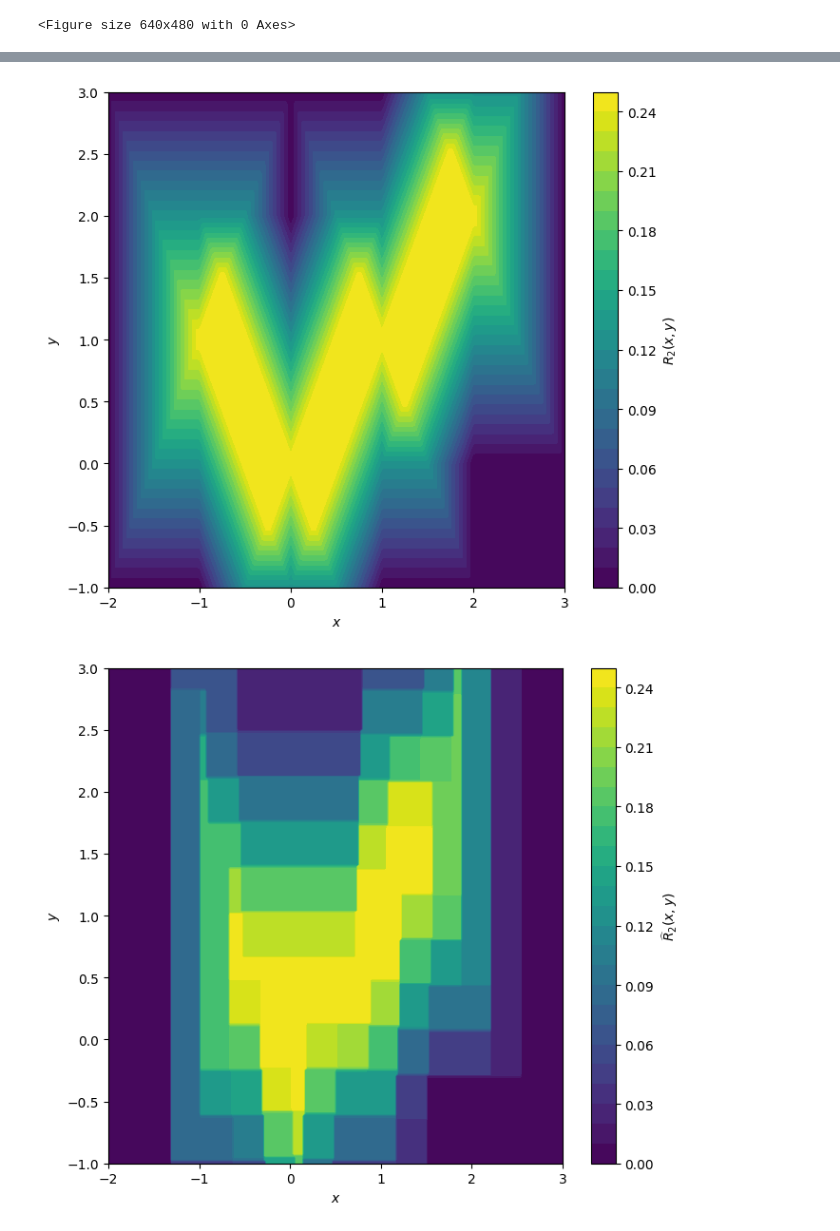
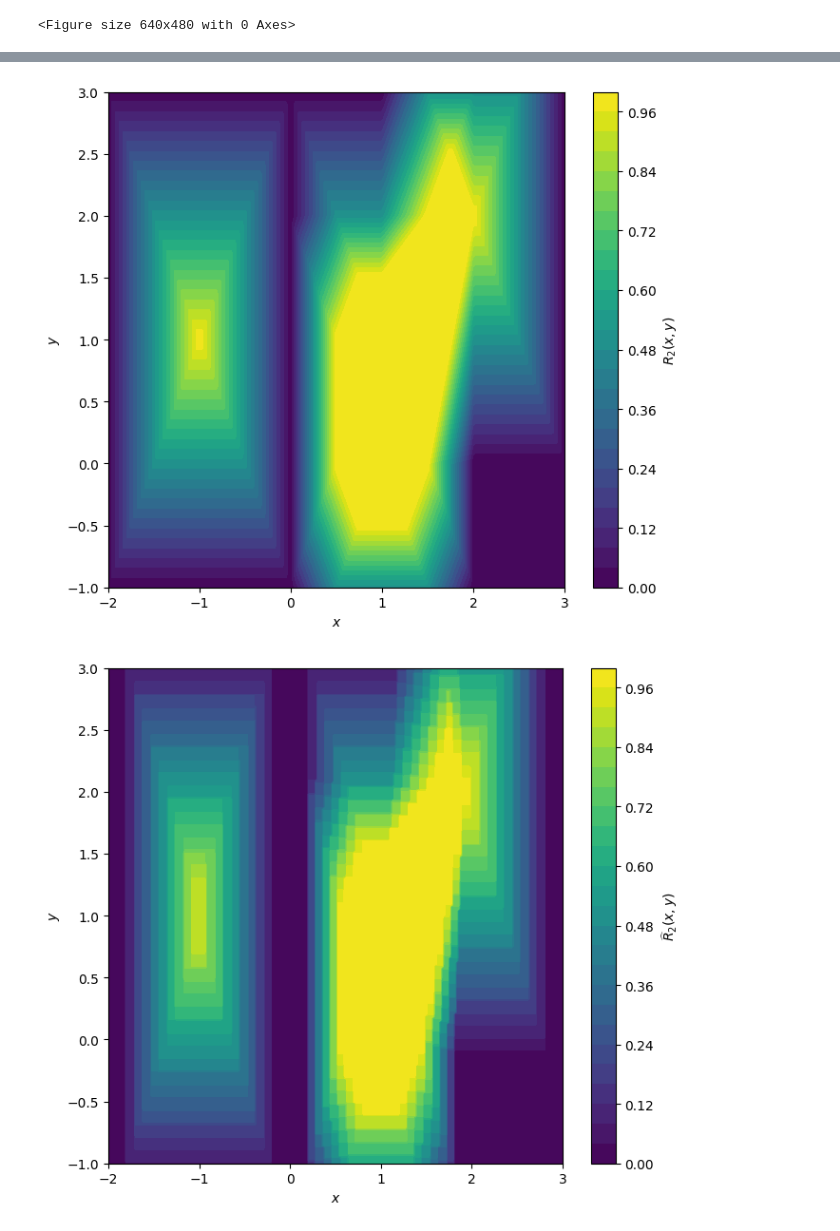
Before and after one commit to martinadankova/FTransform, a Jupyter notebook: SimpleRelationRepresentingMatrix.ipynb, the cells around one changed output, grey strips where cells are left out. Saved outputs shown, nothing was run; the diff lists cells and outputs as text; code cells hidden in the pictures.

Commit message:
additional examples of generalized implication rules

```diff
--- a/SimpleRelationRepresentingMatrix.ipynb
+++ b/SimpleRelationRepresentingMatrix.ipynb
@@ -122,7 +122,7 @@ os.makedirs("img", exist_ok=True)
 
 D = np.array([
     [-1, 1],
-    [0, 0],
+    [1, 0],
     [1, 1],
     [2, 2]
 ])
@@ -137,7 +137,7 @@ def R1(x, y):
     Exponential kernels with product t-norm.
 
     R1(x,y) =
-        1/4 sum_i exp(-|x_i-x|) exp(-2|y_i-y|)
+        min(1, sum_i exp(-|x_i-x|) exp(-2|y_i-y|))
     """
     total = 0
 
@@ -146,7 +146,7 @@ def R1(x, y):
         f2 = np.exp(-2 * np.abs(yi - y))
         total += f1 * f2
 
-    return total / len(D)
+    return np.minimum(1, total)
 
 
 def R2(x, y):
@@ -154,10 +154,10 @@ def R2(x, y):
     Triangular kernels with minimum t-norm.
 
     R2(x,y) =
-        1/4 sum_i min(
+         min(1, sum_i min(
             max(1-|x_i-x|,0),
             max(1-|y_i-y|/2,0)
-        )
+        ))
     """
     total = 0
 
@@ -166,7 +166,7 @@ def R2(x, y):
         f2 = np.maximum(1 - np.abs(yi - y) / 2, 0)
         total += np.minimum(f1, f2)
 
-    return total / len(D)
+    return np.minimum(1, total)
 
 
 # ============================================================
@@ -184,6 +184,19 @@ def godel_implication(a, b):
         1 ->_G b = b.
     """
     return np.where(a <= b, 1.0, b)
+
+# ============================================================
+# Product implication
+# ============================================================
+
+def product_implication(a, b):
+    """
+    Product implication:
+
+        a ->_P b = 1, if a <= b,
+                 = b/a, otherwise.
+    """
+    return np.where(a <= b, 1.0, b / a)
 
 
 # ============================================================
@@ -228,7 +241,8 @@ def weighted_implicative_approximation(
     x_centers,
     y_centers,
     delta1,
-    conjunction
+    conjunction=minimum_tnorm,
+    implication=godel_implication
 ):
     """
     Computes
@@ -275,7 +289,7 @@ def weighted_implicative_approximation(
 
             inner_sup = np.maximum(inner_sup, value)
 
-        F_i = godel_implication(A_i, inner_sup)
+        F_i = implication(A_i, inner_sup)
 
         R_hat = np.minimum(R_hat, F_i)
 
@@ -308,7 +322,7 @@ X, Y = np.meshgrid(x, y)
 # delta1 = 0.25
 # delta1 = 0.2
 
-delta1 = 0.35
+delta1 = 0.5
 
 x_centers = np.arange(x_min, x_max + delta1, delta1)
 y_centers = np.arange(y_min, y_max + delta1, delta1)
@@ -333,7 +347,8 @@ Z1_hat = weighted_implicative_approximation(
     x_centers=x_centers,
     y_centers=y_centers,
     delta1=delta1,
-    conjunction=product_tnorm
+    conjunction=product_tnorm,
+    implication=godel_implication
 )
 
 Z2_hat = weighted_implicative_approximation(
@@ -343,7 +358,8 @@ Z2_hat = weighted_implicative_approximation(
     x_centers=x_centers,
     y_centers=y_centers,
     delta1=delta1,
-    conjunction=minimum_tnorm
+    conjunction=minimum_tnorm,
+    implication=godel_implication
 )
 
 
@@ -509,2 +525,2 @@ mean error: 0.042945168617326474
-[figure, old version]
+[figure, new version]
-[figure, old version]
+[figure, new version]
```
Also changed, not shown: parts of 1 cell of this notebook, 14 other files.
